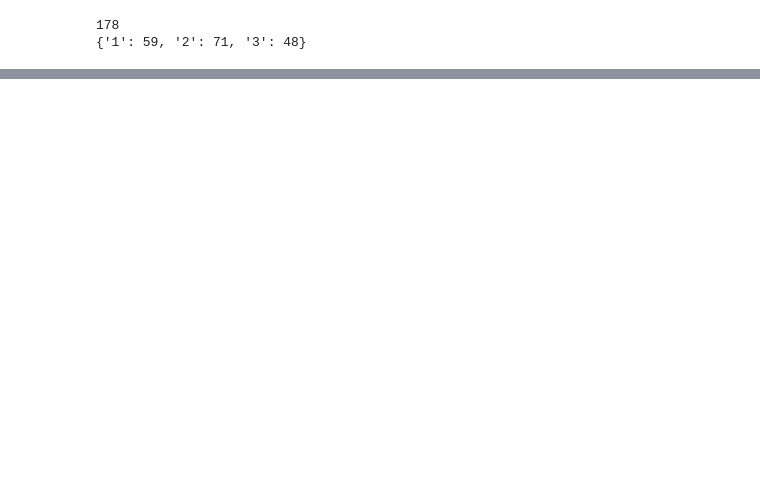
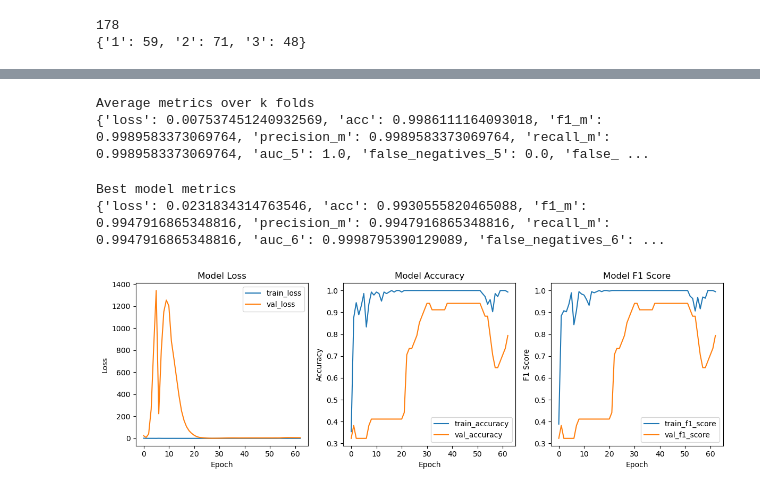
Before and after one commit to Colorado-Mesa-University-Cybersecurity/BinaryImageTransformation, a Jupyter notebook: experiments/Wine2_experiment.ipynb, the cells around one changed output, grey strips where cells are left out. Drawn from its saved outputs; the diff is of its cells as text; code cells hidden in the pictures; blank space fills up the shorter version.

```diff
--- a/experiments/Wine2_experiment.ipynb
+++ b/experiments/Wine2_experiment.ipynb
@@ -278,0 +366,3 @@ plot_metrics(best_model.history)
+# %%
+new_dir = result_dir + '/data'
+average_history, best_model = train_resnet_model_k_fold(num_classes, img_size, f"{new_dir}/Train/", number_of_epochs, f"{result_dir}/results/", num_folds, batch_size, small_dataset=False)
@@ -278,0 +390,16 @@ plot_metrics(best_model.history)
+# %%
+print("Average metrics over k folds")
+print(average_history)
+# %% [output]
+Average metrics over k folds
+{'loss': 0.007537451240932569, 'acc': 0.9986111164093018, 'f1_m': 0.9989583373069764, 'precision_m': 0.9989583373069764, 'recall_m': 0.9989583373069764, 'auc_5': 1.0, 'false_negatives_5': 0.0, 'false_ ...
+# %%
+print("Best model metrics")
+print({key: best_model.history[key][-1] for key in best_model.history.keys()})
+# %% [output]
+Best model metrics
+{'loss': 0.0231834314763546, 'acc': 0.9930555820465088, 'f1_m': 0.9947916865348816, 'precision_m': 0.9947916865348816, 'recall_m': 0.9947916865348816, 'auc_6': 0.9998795390129089, 'false_negatives_6': ...
+# %%
+plot_metrics(best_model.history)
+# %% [output]
+[figure, added]
```
Also changed, not shown: parts of 23 cells of this notebook, 1 other file.
